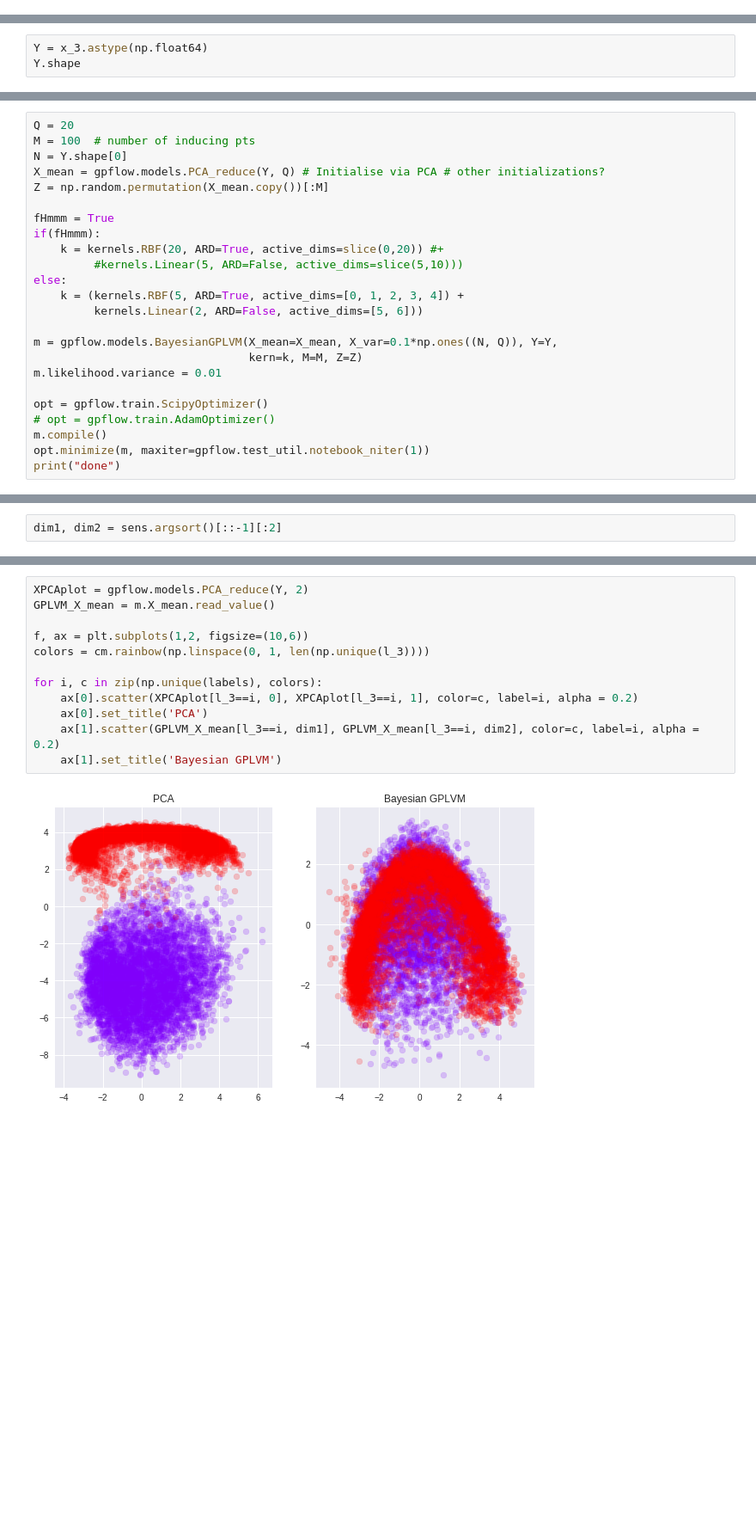
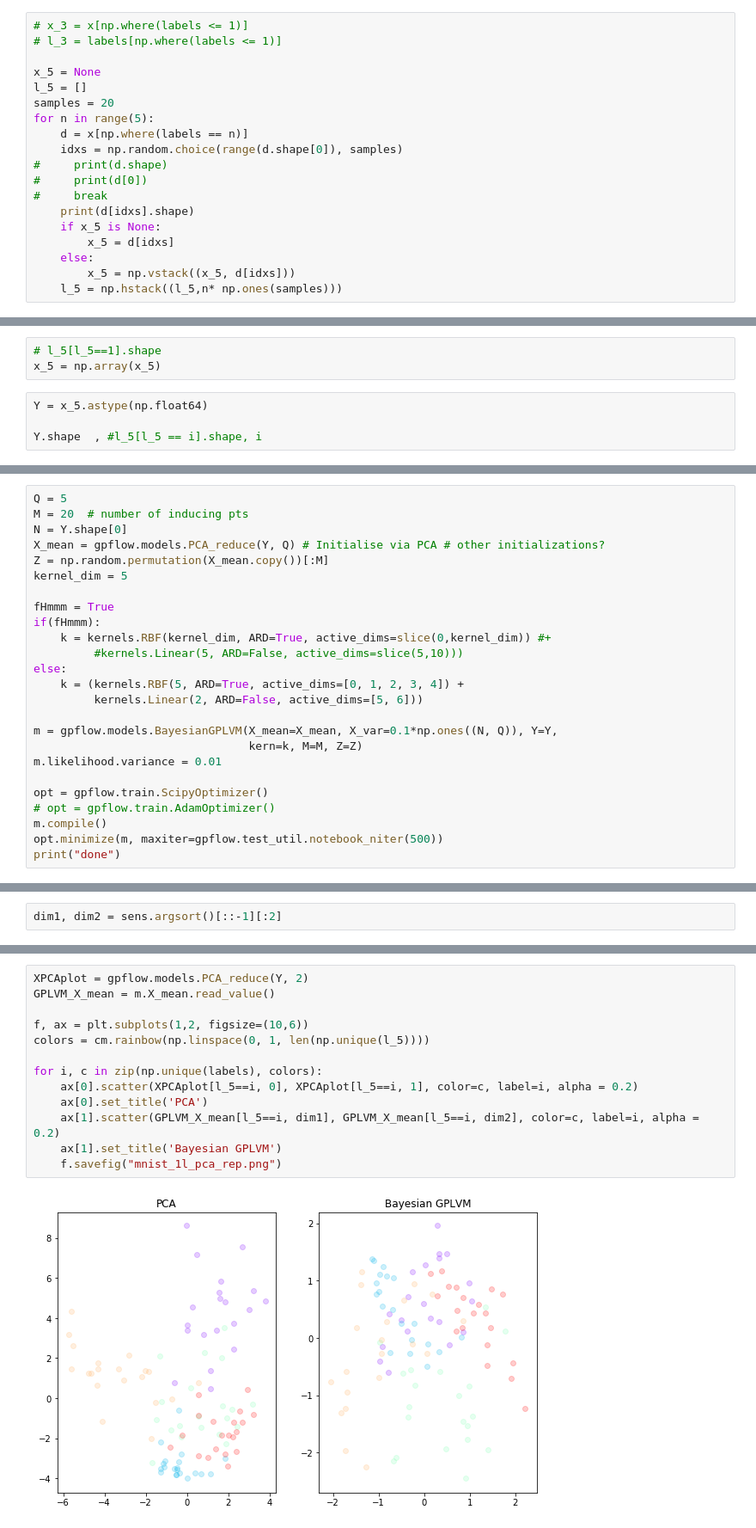
Before and after one commit to seashiva94/DeepGPLVM, a Jupyter notebook: Representation learning using Gaussian Process.ipynb, the cells around one changed output, grey strips where cells are left out. Shown at 86% size. Saved outputs shown, nothing was run; the diff lists cells and outputs as text; blank space fills up the shorter version.

```diff
--- a/Representation learning using Gaussian Process.ipynb
+++ b/Representation learning using Gaussian Process.ipynb
@@ -516,0 +502,19 @@ l_3 = labels[np.where(labels <= 1)]
+# %%
+# x_3 = x[np.where(labels <= 1)]
+# l_3 = labels[np.where(labels <= 1)]
+
+x_5 = None
+l_5 = []
+samples = 20
+for n in range(5):
+    d = x[np.where(labels == n)]
+    idxs = np.random.choice(range(d.shape[0]), samples)
+#     print(d.shape)
+#     print(d[0])
+#     break
+    print(d[idxs].shape)
+    if x_5 is None:
+        x_5 = d[idxs]
+    else:
+        x_5 = np.vstack((x_5, d[idxs]))
+    l_5 = np.hstack((l_5,n* np.ones(samples)))
@@ -517,4 +527,8 @@ l_3 = labels[np.where(labels <= 1)]
+# %%
+# l_5[l_5==1].shape
+x_5 = np.array(x_5)
 # %%
-Y = x_3.astype(np.float64)
-Y.shape
+Y = x_5.astype(np.float64)
+
+Y.shape  , #l_5[l_5 == i].shape, i
 # %% [output]
@@ -549,13 +548,14 @@ X_mean.shape, Z.shape
 # %%
-Q = 20
-M = 100  # number of inducing pts
+Q = 5
+M = 20  # number of inducing pts
 N = Y.shape[0]
 X_mean = gpflow.models.PCA_reduce(Y, Q) # Initialise via PCA # other initializations?
 Z = np.random.permutation(X_mean.copy())[:M]
+kernel_dim = 5
 
 fHmmm = True
 if(fHmmm):
-    k = kernels.RBF(20, ARD=True, active_dims=slice(0,20)) #+
+    k = kernels.RBF(kernel_dim, ARD=True, active_dims=slice(0,kernel_dim)) #+
          #kernels.Linear(5, ARD=False, active_dims=slice(5,10)))
 else:
     k = (kernels.RBF(5, ARD=True, active_dims=[0, 1, 2, 3, 4]) +
@@ -568,6 +568,6 @@ m.likelihood.variance = 0.01
 opt = gpflow.train.ScipyOptimizer()
 # opt = gpflow.train.AdamOptimizer()
 m.compile()
-opt.minimize(m, maxiter=gpflow.test_util.notebook_niter(1))
+opt.minimize(m, maxiter=gpflow.test_util.notebook_niter(500))
 print("done")
 # %% [output]
@@ -639,16 +623,17 @@ dim1, dim2 = sens.argsort()[::-1][:2]
 # %%
 XPCAplot = gpflow.models.PCA_reduce(Y, 2)
 GPLVM_X_mean = m.X_mean.read_value()
 
 f, ax = plt.subplots(1,2, figsize=(10,6))
-colors = cm.rainbow(np.linspace(0, 1, len(np.unique(l_3))))
+colors = cm.rainbow(np.linspace(0, 1, len(np.unique(l_5))))
 
 for i, c in zip(np.unique(labels), colors):
-    ax[0].scatter(XPCAplot[l_3==i, 0], XPCAplot[l_3==i, 1], color=c, label=i, alpha = 0.2)
+    ax[0].scatter(XPCAplot[l_5==i, 0], XPCAplot[l_5==i, 1], color=c, label=i, alpha = 0.2)
     ax[0].set_title('PCA')
-    ax[1].scatter(GPLVM_X_mean[l_3==i, dim1], GPLVM_X_mean[l_3==i, dim2], color=c, label=i, alpha = 0.2)
+    ax[1].scatter(GPLVM_X_mean[l_5==i, dim1], GPLVM_X_mean[l_5==i, dim2], color=c, label=i, alpha = 0.2)
     ax[1].set_title('Bayesian GPLVM')
+    f.savefig("mnist_1l_pca_rep.png")
 # %% [output]
-[figure, old version]
+[figure, new version]
 # %%
 def reconstruct(Q, i):
```
Also changed, not shown: parts of 84 cells of this notebook.
